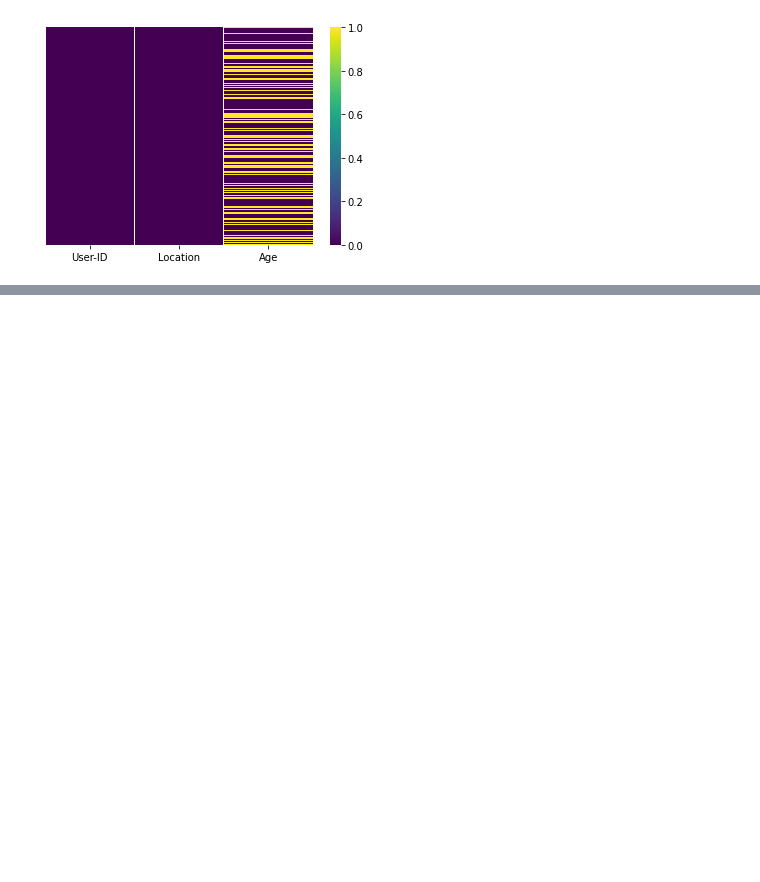
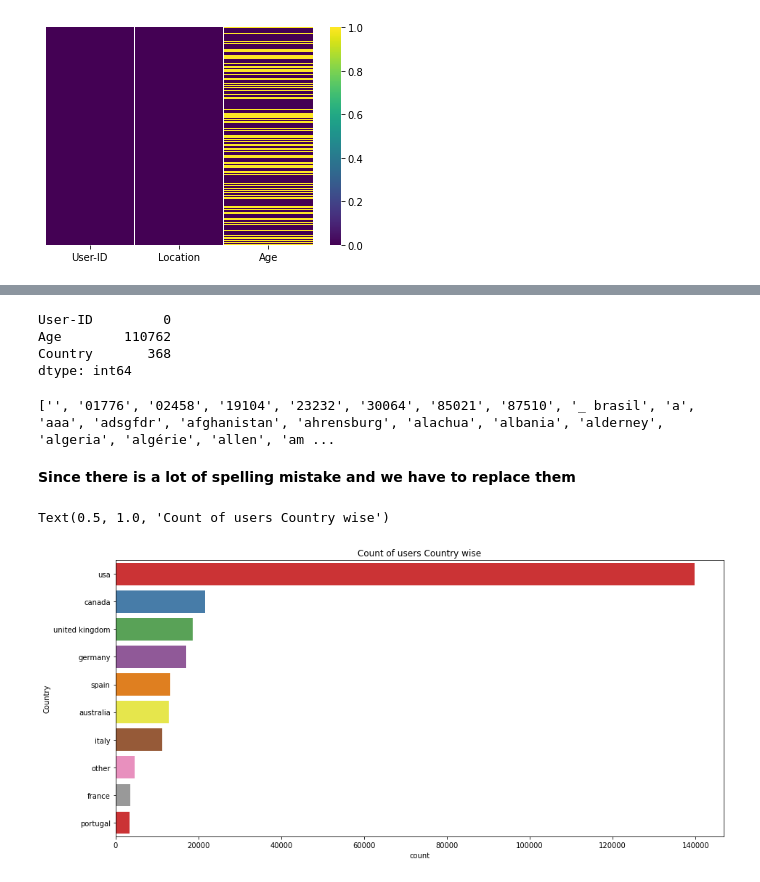
Before and after one commit to Robin-Rego/Book_Recommendation_System, a Jupyter notebook: Book_Recommendation_System.ipynb, the cells around one changed output, grey strips where cells are left out. Saved outputs shown, nothing was run; the diff lists cells and outputs as text; code cells hidden in the pictures; blank space fills up the shorter version.

```diff
--- a/Book_Recommendation_System.ipynb
+++ b/Book_Recommendation_System.ipynb
@@ -209,0 +286,3 @@ sns.heatmap(df_users.isnull(), yticklabels = False, cmap = 'viridis')
+# %%
+#Lets drop Location Column
+df_users.drop("Location", axis=1, inplace=True)
@@ -209,0 +296,34 @@ sns.heatmap(df_users.isnull(), yticklabels = False, cmap = 'viridis')
+# %%
+#Since now the column are set,now we can focus on cleaning Users Dataset
+df_users.isnull().sum()
+# %% [output]
+User-ID         0
+Age        110762
+Country       368
+dtype: int64
+# %%
+# Lets change the datatype to str
+df_users['Country']=df_users['Country'].astype('str')
+# %%
+a=list(df_users.Country.unique()) # storing the values in list in a variable "a"
+a=set(a) #unque values
+a=list(a)
+a = [x for x in a if x is not None]
+a.sort()
+print(a)
+# %% [output]
+['', '01776', '02458', '19104', '23232', '30064', '85021', '87510', '_ brasil', 'a', 'aaa', 'adsgfdr', 'afghanistan', 'ahrensburg', 'alachua', 'albania', 'alderney', 'algeria', 'algérie', 'allen', 'am ...
+# %% [markdown]
+**Since there is a lot of spelling mistake and we have to replace them**
+# %%
+#spelt correction
+df_users['Country'].replace(['','01776','02458','19104','23232','30064','85021','87510','alachua','america','austria','autralia','cananda','geermany','italia','united kindgonm','united sates','united staes','united state','united states','us'],
+                           ['other','usa','usa','usa','usa','usa','usa','usa','usa','usa','australia','australia','canada','germany','italy','united kingdom','usa','usa','usa','usa','usa'],inplace=True)
+# %%
+#Lets countplot
+plt.figure(figsize=(15,7))
+sns.countplot(y='Country',data=df_users,order=pd.value_counts(df_users['Country']).iloc[:10].index, palette='Set1')
+plt.title('Count of users Country wise')
+# %% [output]
+Text(0.5, 1.0, 'Count of users Country wise')
+[figure, added]
```
Also changed, not shown: parts of 29 cells of this notebook.
